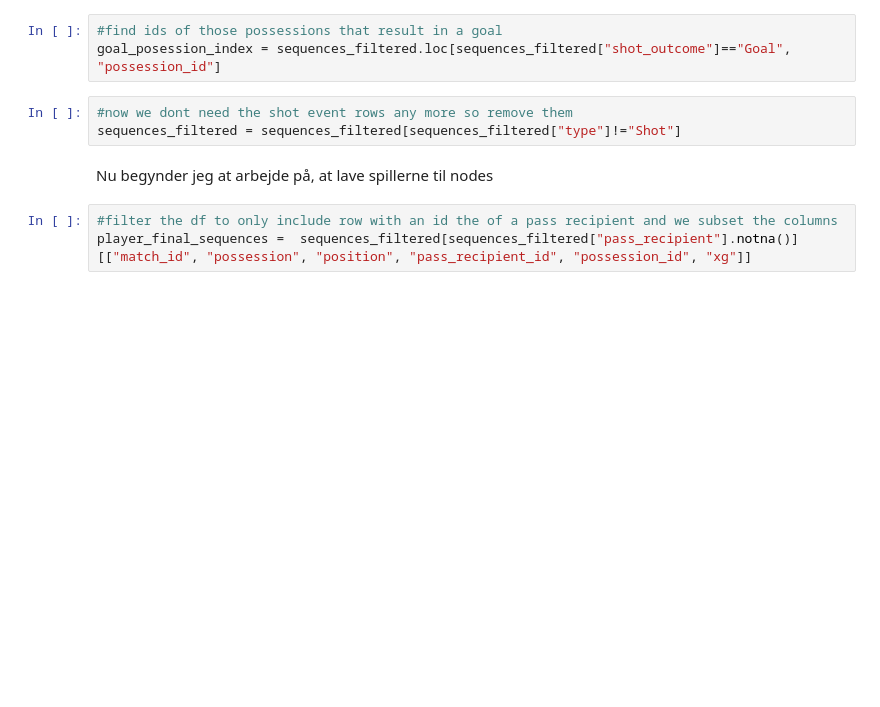
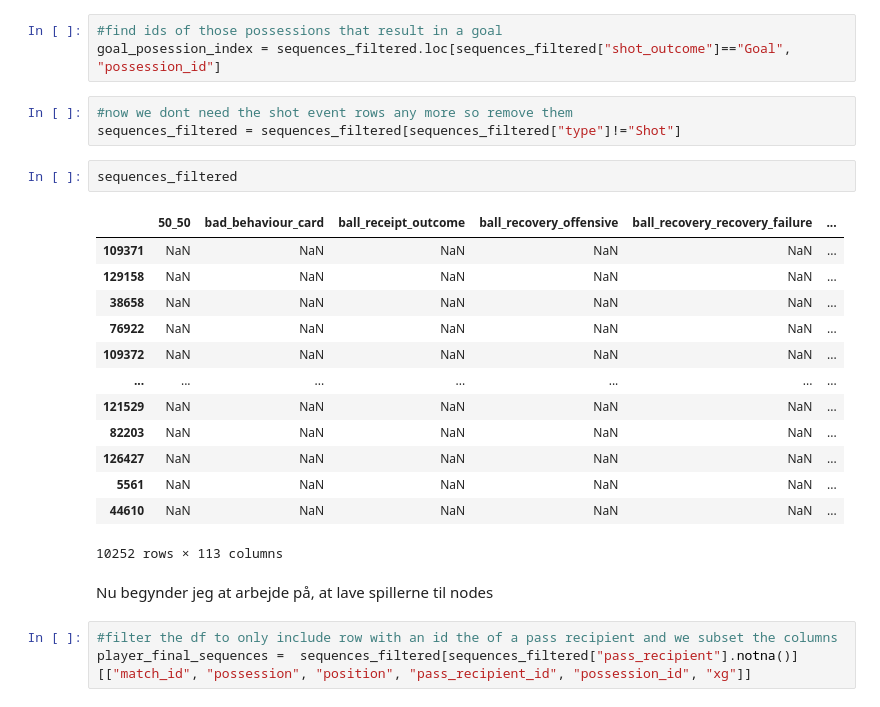
Before and after one commit to Morten-Tejlmand/5-semester, a Jupyter notebook: Fodbold/Passing/player passing sequences.ipynb, the cells around one changed output. Cells and saved outputs as stored; diff of their text form; blank space fills up the shorter version.

```diff
--- a/Fodbold/Passing/player passing sequences.ipynb
+++ b/Fodbold/Passing/player passing sequences.ipynb
@@ -89,6 +429,22 @@ goal_posession_index = sequences_filtered.loc[sequences_filtered["shot_outcome"]
 # %%
 #now we dont need the shot event rows any more so remove them
 sequences_filtered = sequences_filtered[sequences_filtered["type"]!="Shot"]
+# %%
+sequences_filtered
+# %% [output]
+|  | 50_50 | bad_behaviour_card | ball_receipt_outcome | ball_recovery_offensive | ball_recovery_recovery_failure | ... |
+| 109371 | NaN | NaN | NaN | NaN | NaN | ... |
+| 129158 | NaN | NaN | NaN | NaN | NaN | ... |
+| 38658 | NaN | NaN | NaN | NaN | NaN | ... |
+| 76922 | NaN | NaN | NaN | NaN | NaN | ... |
+| 109372 | NaN | NaN | NaN | NaN | NaN | ... |
+| ... | ... | ... | ... | ... | ... | ... |
+| 121529 | NaN | NaN | NaN | NaN | NaN | ... |
+| 82203 | NaN | NaN | NaN | NaN | NaN | ... |
+| 126427 | NaN | NaN | NaN | NaN | NaN | ... |
+| 5561 | NaN | NaN | NaN | NaN | NaN | ... |
+| 44610 | NaN | NaN | NaN | NaN | NaN | ... |
+10252 rows × 113 columns
 # %% [markdown]
 Nu begynder jeg at arbejde på, at lave spillerne til nodes
 # %%
```
Also changed, not shown: parts of 6 cells of this notebook, 5 other files.
